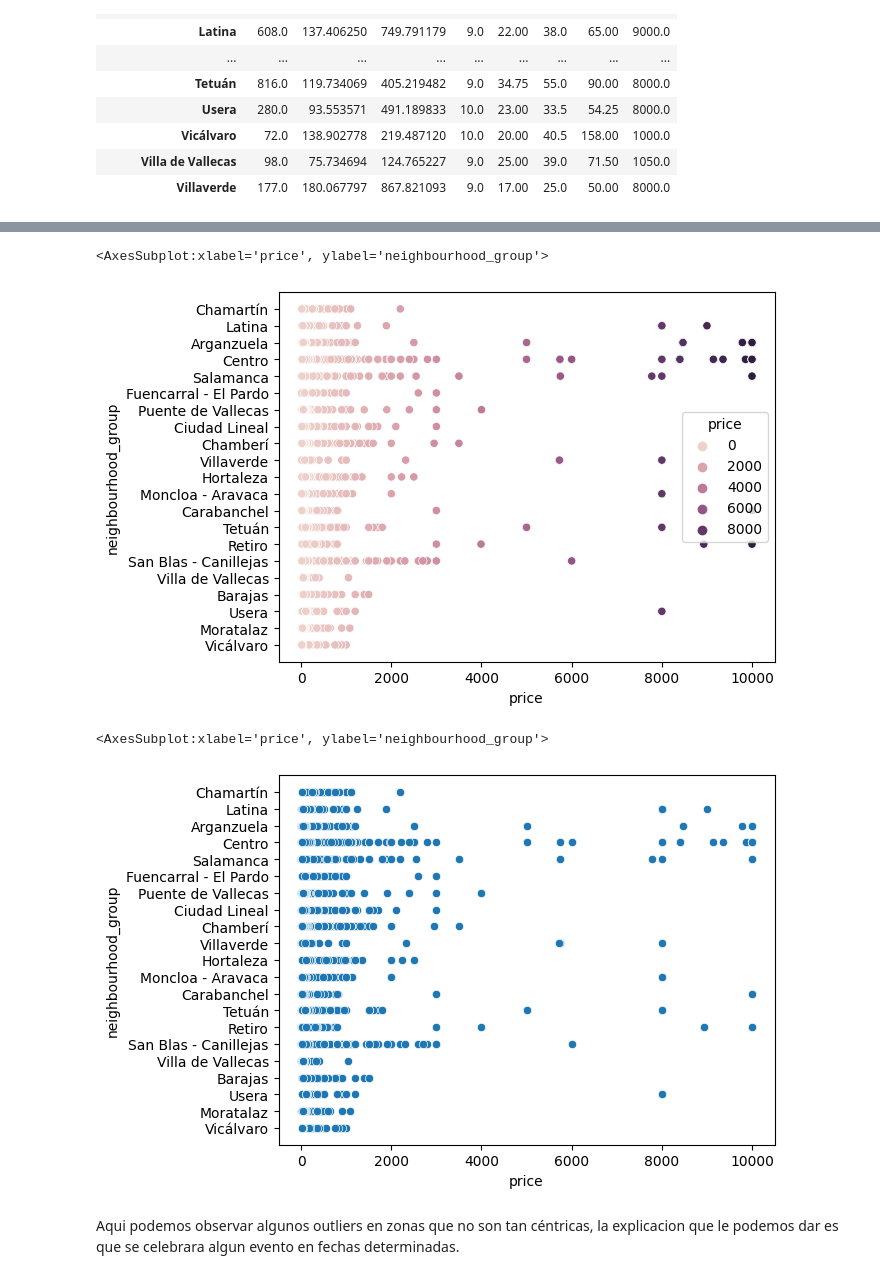
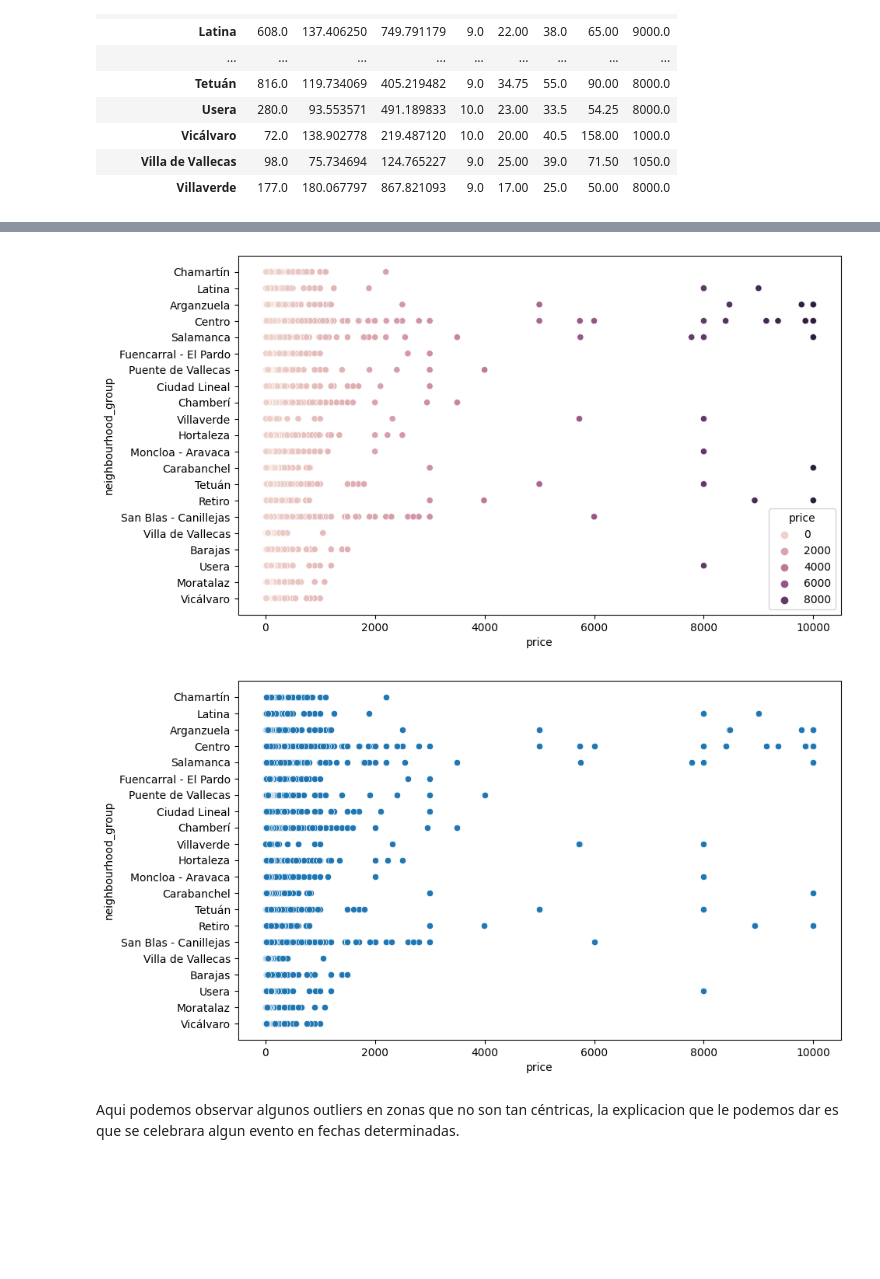
Before and after one commit to Factoria-F5-AI-Bootcamp-1-Edicion/Madrid_AirB-B, a Jupyter notebook: Madrid Airbnb.ipynb, the cells around one changed output, grey strips where cells are left out. Saved outputs shown, nothing was run; the diff lists cells and outputs as text; code cells hidden in the pictures; blank space fills up the shorter version.

```diff
--- a/Madrid Airbnb.ipynb
+++ b/Madrid Airbnb.ipynb
@@ -379,16 +389,18 @@ distrito_precio
 # %%
 #Usamos el grafico scatterplot para poder observar la relacion de variales e identificar posibles outliers.
 
 sns.scatterplot(data= df, x="price", y="neighbourhood_group", hue="price")
+fig = plt.gcf()
+fig.set_size_inches(10,6)
 # %% [output]
-<AxesSubplot:xlabel='price', ylabel='neighbourhood_group'>
-[figure, old version]
+[figure, new version]
 # %%
 
 sns.scatterplot(data= df, x="price", y="neighbourhood_group")
+fig = plt.gcf()
+fig.set_size_inches(10,6)
 # %% [output]
-<AxesSubplot:xlabel='price', ylabel='neighbourhood_group'>
-[figure, old version]
+[figure, new version]
 # %% [markdown]
 Aqui podemos observar algunos outliers en zonas que no son tan céntricas, la explicacion que le podemos dar es que se celebrara algun evento en fechas determinadas.
 # %%
```
Also changed, not shown: parts of 15 cells of this notebook.
